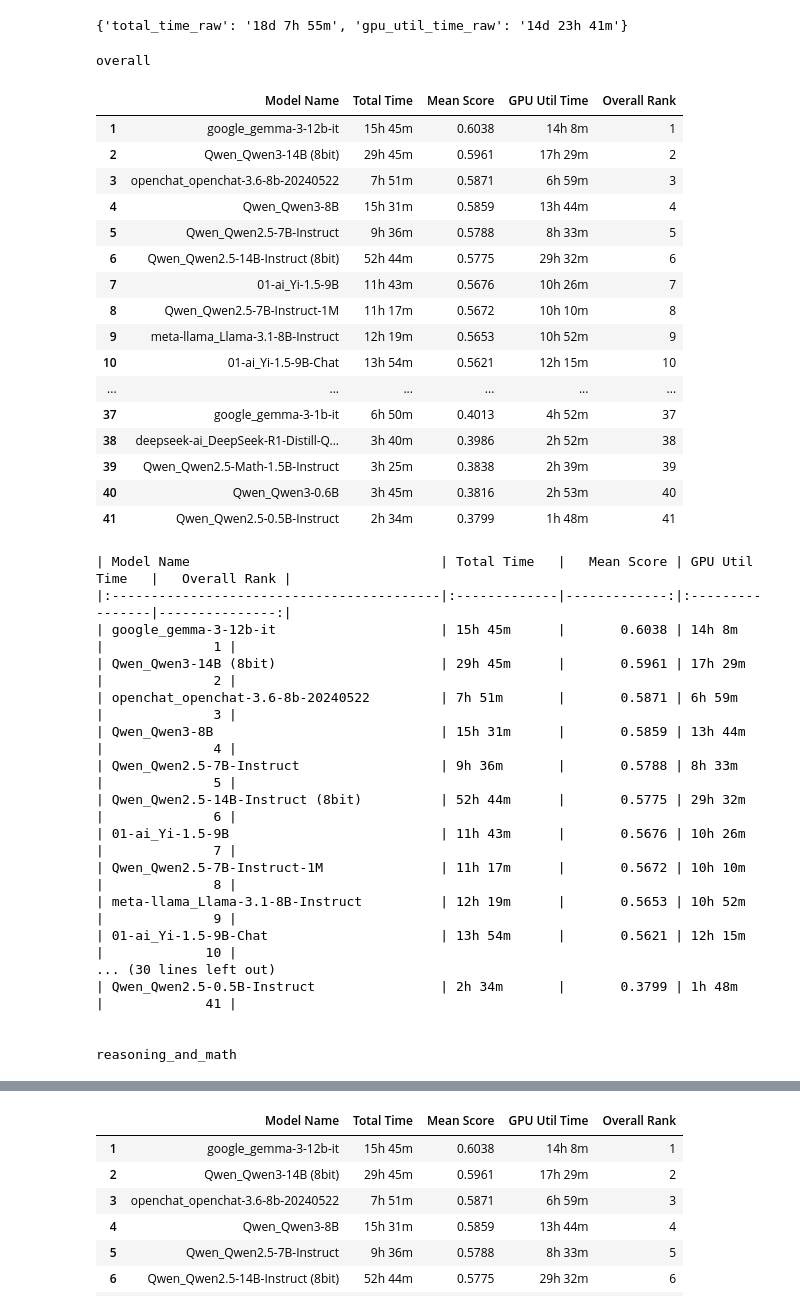
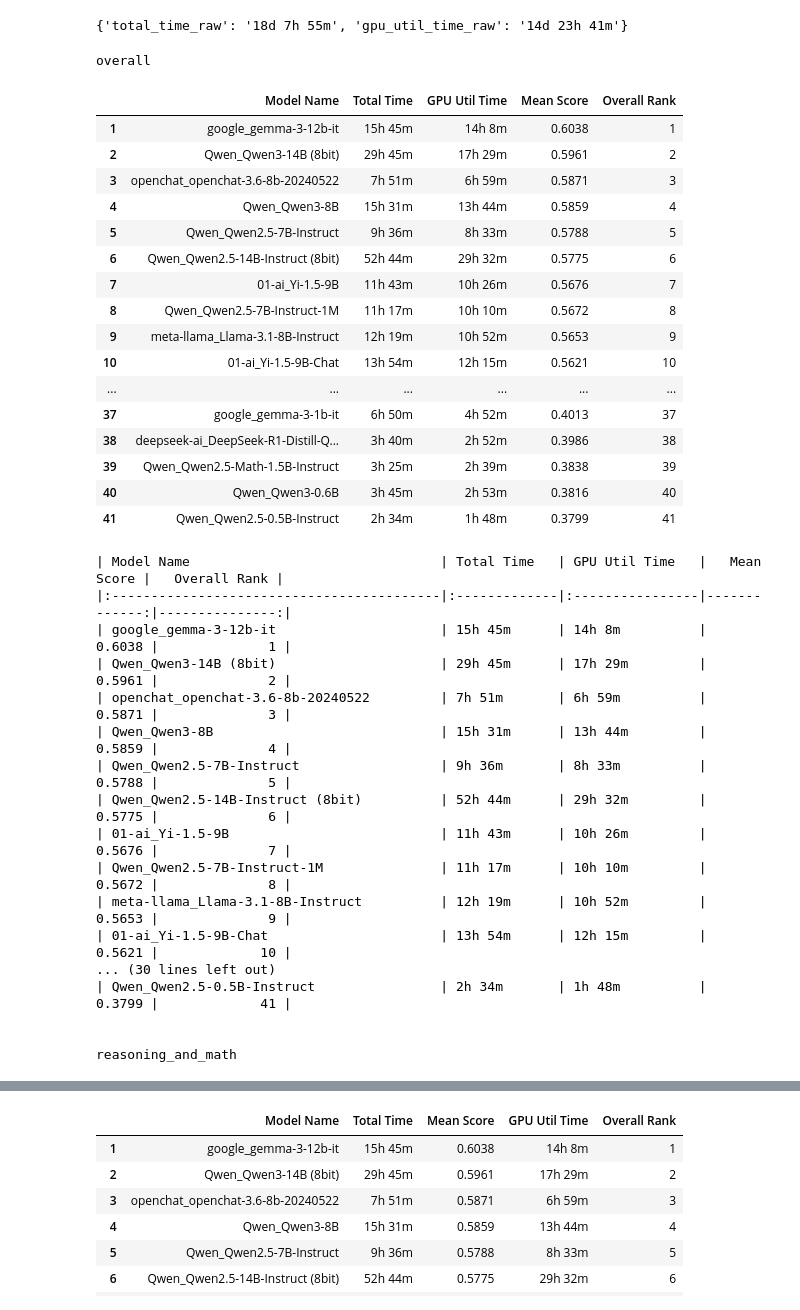
Before and after one commit to sirus20x6/41-llms-evaluated-on-19-benchmarks, a Jupyter notebook: parse.ipynb, the cells around one changed output, grey strips where cells are left out. Saved outputs shown, nothing was run; the diff lists cells and outputs as text; code cells hidden in the pictures.

Commit message:
Score polish

```diff
--- a/parse.ipynb
+++ b/parse.ipynb
@@ -422,68 +422,68 @@ print(totals)
 {'total_time_raw': '18d 7h 55m', 'gpu_util_time_raw': '14d 23h 41m'}
 # %%
 column_map = {
-    "overall": ["Model Name", "Total Time", 'Mean Score', "GPU Util Time", "Overall Rank"],
+    "overall": ["Model Name", "Total Time", "GPU Util Time", 'Mean Score', "Overall Rank"],
     "reasoning_and_math": ["Model Name", "Total Time", "GPU Util Time", 'Reasoning & Math Mean Score', "Reasoning & Math Avg. Rank"],
     "commonsense_and_nli": ["Model Name", "Total Time", "GPU Util Time", 'Commonsense & NLI Mean Score', "Commonsense & NLI Avg. Rank"],
     "knowledge_and_reading": ["Model Name", "Total Time", "GPU Util Time", 'Knowledge & Reading Mean Score', "Knowledge & Reading Avg. Rank"]
 }
 
 
 
 # Produce sub-dataframes and export them to csv and excel file.
 with pd.ExcelWriter("/mnt/data8tb/Documents/project/benchmark_project/llm_benchmarks_all_results.xlsx") as writer:
     df_display.to_excel(writer, sheet_name="Master", index=False)
 
     for name, cols in column_map.items():
         sub_df = df_display[cols].copy()
         rank_col = [c for c in sub_df.columns if 'Rank' in c][0]
         sub_df = sub_df.sort_values(by=rank_col, ascending=True).reset_index(drop=True)
         sub_df.index = sub_df.index + 1
         print(name)
         if name == 'overall':
             overall_df = sub_df
         display(sub_df)
 
         sub_df.to_csv(f"/mnt/data8tb/Documents/project/benchmark_project/{name}_rank.csv")
         sub_df.to_excel(writer, sheet_name=name, index=False)
 
         table_md = sub_df.to_markdown(index=False)
         print(table_md)
         print()
         print()
 # %% [output]
 overall
-|  | Model Name | Total Time | Mean Score | GPU Util Time | Overall Rank |
-| 1 | google_gemma-3-12b-it | 15h 45m | 0.6038 | 14h 8m | 1 |
-| 2 | Qwen_Qwen3-14B (8bit) | 29h 45m | 0.5961 | 17h 29m | 2 |
-| 3 | openchat_openchat-3.6-8b-20240522 | 7h 51m | 0.5871 | 6h 59m | 3 |
-| 4 | Qwen_Qwen3-8B | 15h 31m | 0.5859 | 13h 44m | 4 |
-| 5 | Qwen_Qwen2.5-7B-Instruct | 9h 36m | 0.5788 | 8h 33m | 5 |
-| 6 | Qwen_Qwen2.5-14B-Instruct (8bit) | 52h 44m | 0.5775 | 29h 32m | 6 |
-| 7 | 01-ai_Yi-1.5-9B | 11h 43m | 0.5676 | 10h 26m | 7 |
-| 8 | Qwen_Qwen2.5-7B-Instruct-1M | 11h 17m | 0.5672 | 10h 10m | 8 |
-| 9 | meta-llama_Llama-3.1-8B-Instruct | 12h 19m | 0.5653 | 10h 52m | 9 |
-| 10 | 01-ai_Yi-1.5-9B-Chat | 13h 54m | 0.5621 | 12h 15m | 10 |
+|  | Model Name | Total Time | GPU Util Time | Mean Score | Overall Rank |
+| 1 | google_gemma-3-12b-it | 15h 45m | 14h 8m | 0.6038 | 1 |
+| 2 | Qwen_Qwen3-14B (8bit) | 29h 45m | 17h 29m | 0.5961 | 2 |
+| 3 | openchat_openchat-3.6-8b-20240522 | 7h 51m | 6h 59m | 0.5871 | 3 |
+| 4 | Qwen_Qwen3-8B | 15h 31m | 13h 44m | 0.5859 | 4 |
+| 5 | Qwen_Qwen2.5-7B-Instruct | 9h 36m | 8h 33m | 0.5788 | 5 |
+| 6 | Qwen_Qwen2.5-14B-Instruct (8bit) | 52h 44m | 29h 32m | 0.5775 | 6 |
+| 7 | 01-ai_Yi-1.5-9B | 11h 43m | 10h 26m | 0.5676 | 7 |
+| 8 | Qwen_Qwen2.5-7B-Instruct-1M | 11h 17m | 10h 10m | 0.5672 | 8 |
+| 9 | meta-llama_Llama-3.1-8B-Instruct | 12h 19m | 10h 52m | 0.5653 | 9 |
+| 10 | 01-ai_Yi-1.5-9B-Chat | 13h 54m | 12h 15m | 0.5621 | 10 |
 | ... | ... | ... | ... | ... | ... |
-| 37 | google_gemma-3-1b-it | 6h 50m | 0.4013 | 4h 52m | 37 |
-| 38 | deepseek-ai_DeepSeek-R1-Distill-Q... | 3h 40m | 0.3986 | 2h 52m | 38 |
-| 39 | Qwen_Qwen2.5-Math-1.5B-Instruct | 3h 25m | 0.3838 | 2h 39m | 39 |
-| 40 | Qwen_Qwen3-0.6B | 3h 45m | 0.3816 | 2h 53m | 40 |
-| 41 | Qwen_Qwen2.5-0.5B-Instruct | 2h 34m | 0.3799 | 1h 48m | 41 |
+| 37 | google_gemma-3-1b-it | 6h 50m | 4h 52m | 0.4013 | 37 |
+| 38 | deepseek-ai_DeepSeek-R1-Distill-Q... | 3h 40m | 2h 52m | 0.3986 | 38 |
+| 39 | Qwen_Qwen2.5-Math-1.5B-Instruct | 3h 25m | 2h 39m | 0.3838 | 39 |
+| 40 | Qwen_Qwen3-0.6B | 3h 45m | 2h 53m | 0.3816 | 40 |
+| 41 | Qwen_Qwen2.5-0.5B-Instruct | 2h 34m | 1h 48m | 0.3799 | 41 |
-| Model Name                                | Total Time   |   Mean Score | GPU Util Time   |   Overall Rank |
-|:------------------------------------------|:-------------|-------------:|:----------------|---------------:|
-| google_gemma-3-12b-it                     | 15h 45m      |       0.6038 | 14h 8m          |              1 |
-| Qwen_Qwen3-14B (8bit)                     | 29h 45m      |       0.5961 | 17h 29m         |              2 |
-| openchat_openchat-3.6-8b-20240522         | 7h 51m       |       0.5871 | 6h 59m          |              3 |
-| Qwen_Qwen3-8B                             | 15h 31m      |       0.5859 | 13h 44m         |              4 |
-| Qwen_Qwen2.5-7B-Instruct                  | 9h 36m       |       0.5788 | 8h 33m          |              5 |
-| Qwen_Qwen2.5-14B-Instruct (8bit)          | 52h 44m      |       0.5775 | 29h 32m         |              6 |
-| 01-ai_Yi-1.5-9B                           | 11h 43m      |       0.5676 | 10h 26m         |              7 |
-| Qwen_Qwen2.5-7B-Instruct-1M               | 11h 17m      |       0.5672 | 10h 10m         |              8 |
-| meta-llama_Llama-3.1-8B-Instruct          | 12h 19m      |       0.5653 | 10h 52m         |              9 |
-| 01-ai_Yi-1.5-9B-Chat                      | 13h 54m      |       0.5621 | 12h 15m         |             10 |
+| Model Name                                | Total Time   | GPU Util Time   |   Mean Score |   Overall Rank |
+|:------------------------------------------|:-------------|:----------------|-------------:|---------------:|
+| google_gemma-3-12b-it                     | 15h 45m      | 14h 8m          |       0.6038 |              1 |
+| Qwen_Qwen3-14B (8bit)                     | 29h 45m      | 17h 29m         |       0.5961 |              2 |
+| openchat_openchat-3.6-8b-20240522         | 7h 51m       | 6h 59m          |       0.5871 |              3 |
+| Qwen_Qwen3-8B                             | 15h 31m      | 13h 44m         |       0.5859 |              4 |
+| Qwen_Qwen2.5-7B-Instruct                  | 9h 36m       | 8h 33m          |       0.5788 |              5 |
+| Qwen_Qwen2.5-14B-Instruct (8bit)          | 52h 44m      | 29h 32m         |       0.5775 |              6 |
+| 01-ai_Yi-1.5-9B                           | 11h 43m      | 10h 26m         |       0.5676 |              7 |
+| Qwen_Qwen2.5-7B-Instruct-1M               | 11h 17m      | 10h 10m         |       0.5672 |              8 |
+| meta-llama_Llama-3.1-8B-Instruct          | 12h 19m      | 10h 52m         |       0.5653 |              9 |
+| 01-ai_Yi-1.5-9B-Chat                      | 13h 54m      | 12h 15m         |       0.5621 |             10 |
 ... (30 lines left out)
-| Qwen_Qwen2.5-0.5B-Instruct                | 2h 34m       |       0.3799 | 1h 48m          |             41 |
+| Qwen_Qwen2.5-0.5B-Instruct                | 2h 34m       | 1h 48m          |       0.3799 |             41 |
 
 
 reasoning_and_math
```
Also changed, not shown: 3 other files.
